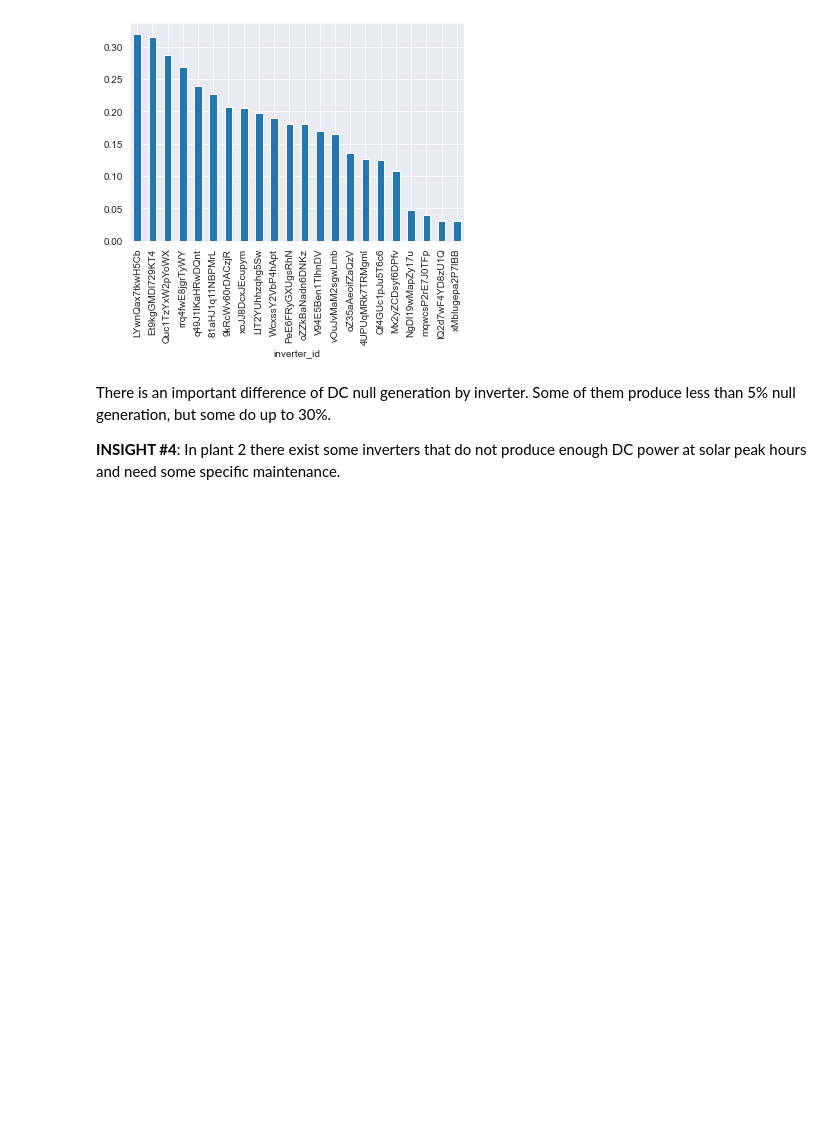
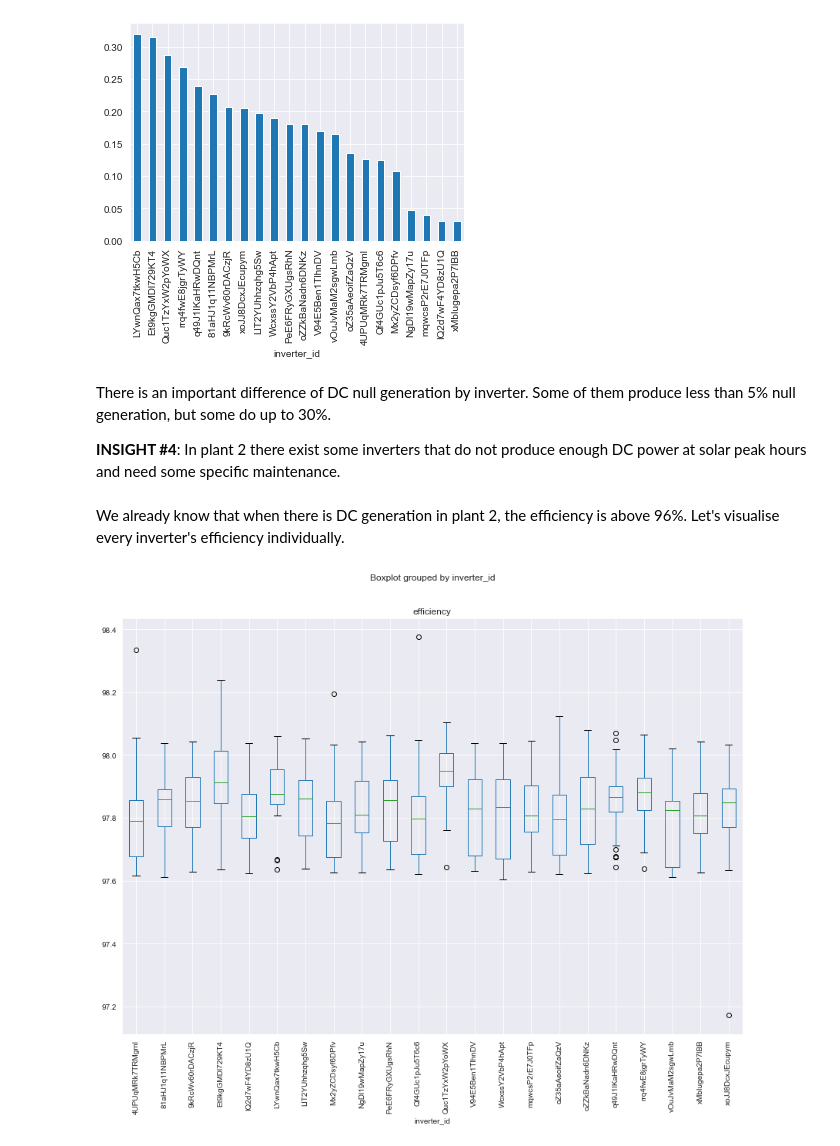
Before and after one commit to luis-cj/data-science-solar-power-plant, a Jupyter notebook: solar_power_plant_part_3.ipynb, the cells around one changed output. Cells and saved outputs as stored; diff of their text form; code cells hidden in the pictures; blank space fills up the shorter version.

```diff
--- a/solar_power_plant_part_3.ipynb
+++ b/solar_power_plant_part_3.ipynb
@@ -540,3 +540,11 @@ temp.groupby(["inverter_id"])["kw_dc_zero"].mean().sort_values(ascending=False).
 There is an important difference of DC null generation by inverter. Some of them produce less than 5% null generation, but some do up to 30%.
 
 **INSIGHT #4**: In plant 2 there exist some inverters that do not produce enough DC power at solar peak hours and need some specific maintenance.
+# %% [markdown]
+We already know that when there is DC generation in plant 2, the efficiency is above 96%. Let's visualise every inverter's efficiency individually.
+# %%
+temp[temp["kw_dc_zero"] == 0].groupby(["inverter_id","date"], as_index=False)["efficiency"].mean() \
+                                .boxplot(column="efficiency", by="inverter_id", figsize=(14,10))
+plt.xticks(rotation=90);
+# %% [output]
+[figure, added]
```
